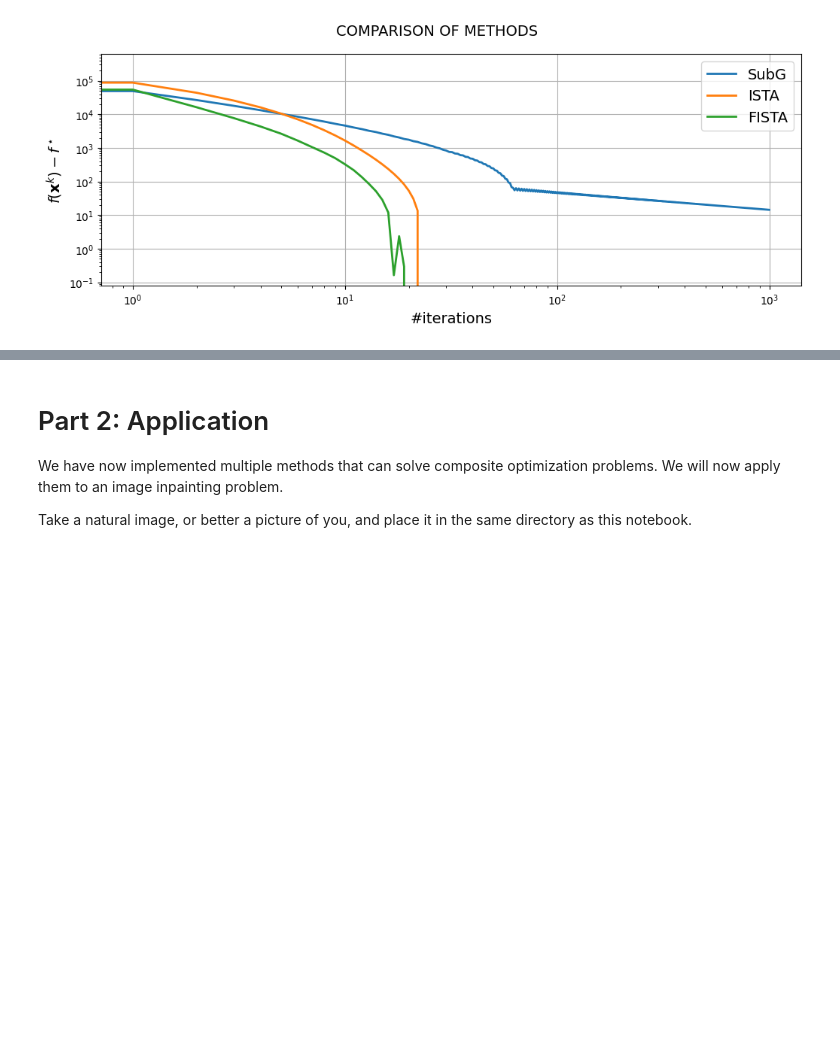
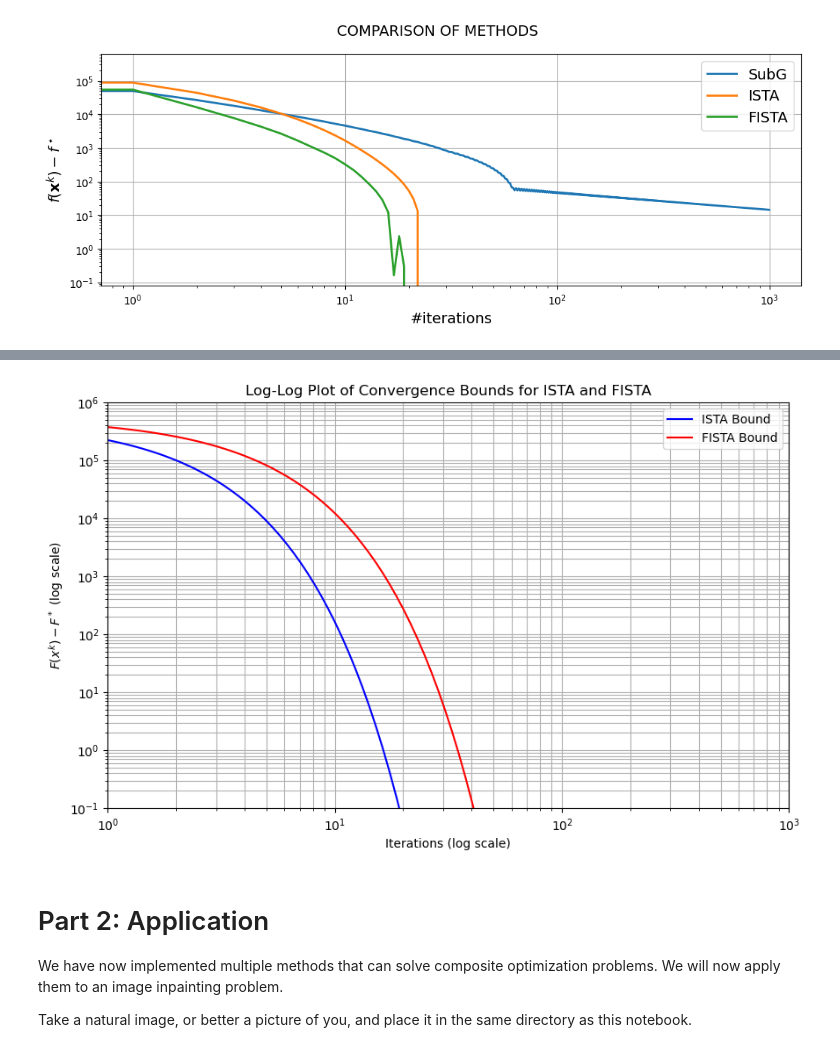
Before and after one commit to FinnWeikert/Math-of-Data-H1, a Jupyter notebook: Part 4 - Proximal methods.ipynb, the cells around one changed output, grey strips where cells are left out. Drawn from its saved outputs; the diff is of its cells as text; code cells hidden in the pictures; blank space fills up the shorter version.

```diff
--- a/Part 4 - Proximal methods.ipynb
+++ b/Part 4 - Proximal methods.ipynb
@@ -213,3 +220,44 @@ ISTA and FISTA are converging linearly, with FISTA converging a bit faster.
+# %%
+import numpy as np
+import matplotlib.pyplot as plt
+
+# Parameters
+L_f = 10
+mu = 1
+x0_xstar_norm_sq = np.linalg.norm(100 * np.ones(10))**2  # ||x^0 - x^*||^2 since x^* = 0
+
+# Contraction factors
+omega_ISTA = ( (L_f - mu) / (L_f + mu) ) ** 2
+omega_FISTA = 1 - np.sqrt(mu / L_f)
+
+# Range for iterations on a log scale (from 0.1 to 10^6)
+iterations = np.logspace(0, 3, num=100)
+
+# ISTA and FISTA bounds, calculated on a log scale
+ISTA_bound = (L_f / 2) * (omega_ISTA ** (2 * iterations)) * x0_xstar_norm_sq
+FISTA_bound = ((L_f + mu) / 2) * (omega_FISTA ** iterations) * x0_xstar_norm_sq
+
+# Plotting
+plt.figure(figsize=(10, 6))
+plt.plot(iterations, ISTA_bound, label='ISTA Bound', color='blue')
+plt.plot(iterations, FISTA_bound, label='FISTA Bound', color='red')
+
+# Set plot to log-log scale
+plt.xscale('log')
+plt.yscale('log')
+plt.xlim(1, 10**3)
+plt.ylim(0.1, 10**6)
+
+
+plt.xlabel('Iterations (log scale)')
+plt.ylabel('$F(x^k) - F^*$ (log scale)')
+plt.title('Log-Log Plot of Convergence Bounds for ISTA and FISTA')
+plt.legend()
+plt.grid(True, which="both")
+
+plt.show()
+# %% [output]
+[figure, added]
 # %% [markdown]
 # Part 2: Application
 
```
Also changed, not shown: parts of 4 cells of this notebook, 3 other files.
